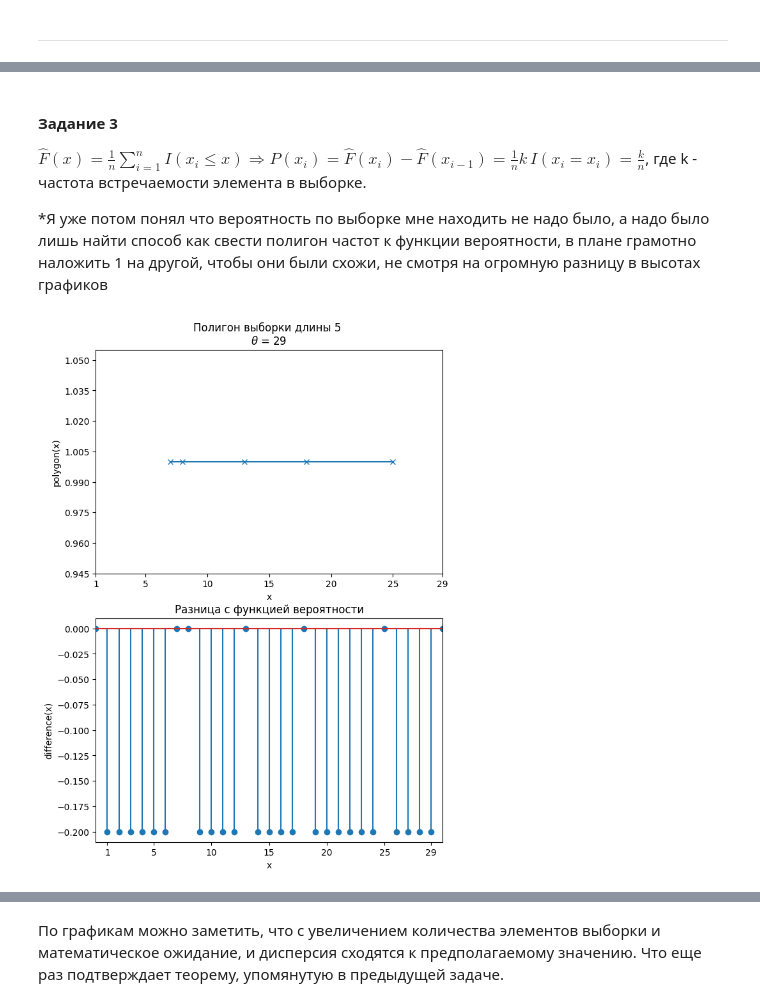
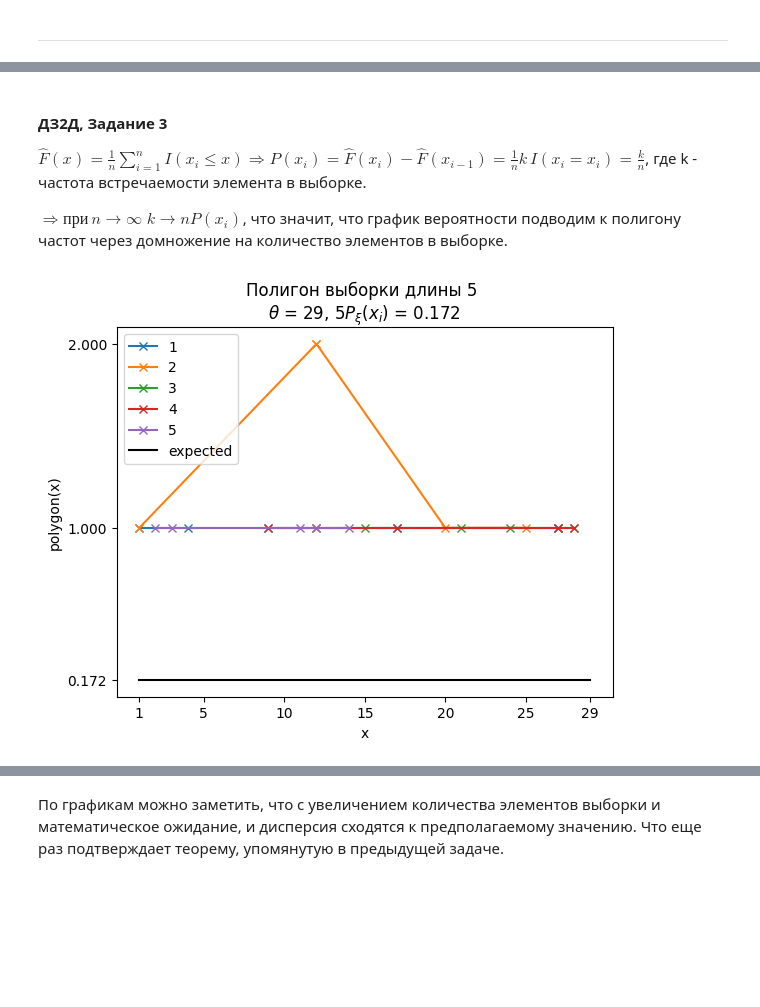
Before and after one commit to TimothyTur/skb201tur-ms-hws, a Jupyter notebook: СКБ201 Тур.ipynb, the cells around one changed output, grey strips where cells are left out. Saved outputs shown, nothing was run; the diff lists cells and outputs as text; code cells hidden in the pictures; blank space fills up the shorter version.

Commit message:
11.10_a
Основная часть - все
имеет смысл отредачить чтобы строки кода красиво ложились и оглавление придумать как-то

```diff
--- a/СКБ201 Тур.ipynb
+++ b/СКБ201 Тур.ipynb
@@ -212,14 +213,14 @@ ax[1].set_title(r'$D_{m,n}=\sqrt{\frac{nm}{n+m}}\sup_{x\in\mathbb{R}}$'+
 # graph[3]
 fig, ax = plt.subplots(2,1, figsize=(7,12), height_ratios = [2,1])
 for i in range(8):
-    ax[0].stairs(Y[i][3], np.append(X_real, 30), color = colors[i])
-ax[0].stairs(Y_real, np.append(X_real, 30), color = '#440154')
+    ax[0].stairs(Yxi[i][3], np.append(X_realxi, 30), color = colors[i])
+ax[0].stairs(Y_realxi, np.append(X_realxi, 30), color = '#440154')
 ax[0].set(xticks = [1]+list(range(5,26,5))+[29], xmargin = 0, ymargin = 0,
           xlabel = 'x', ylabel = r'$\hat{F}(x)$',
-          title = 'Дискретное равномерное, выборка 4 \n$\\theta$ = 29')
+          title = 'Дискретное равномерное, выборка 4 \n$\\xi , \\,\\theta$ = 29')
 ax[0].legend([*n, 'real'], loc='upper left');
 
-ax[1].table(cellText = diffs[3], rowLabels=n, colLabels=n,
+ax[1].table(cellText = diffsxi[3], rowLabels=n, colLabels=n,
           loc='center').scale(1, 1.5)
 ax[1].set_axis_off()
 ax[1].set_title(r'$D_{m,n}=\sqrt{\frac{nm}{n+m}}\sup_{x\in\mathbb{R}}$'+
@@ -230,14 +231,14 @@ ax[1].set_title(r'$D_{m,n}=\sqrt{\frac{nm}{n+m}}\sup_{x\in\mathbb{R}}$'+
 # graph[4]
 fig, ax = plt.subplots(2,1, figsize=(7,12), height_ratios = [2,1])
 for i in range(8):
-    ax[0].stairs(Y[i][4], np.append(X_real, 30), color = colors[i])
-ax[0].stairs(Y_real, np.append(X_real, 30), color = '#440154')
+    ax[0].stairs(Yxi[i][4], np.append(X_realxi, 30), color = colors[i])
+ax[0].stairs(Y_realxi, np.append(X_realxi, 30), color = '#440154')
 ax[0].set(xticks = [1]+list(range(5,26,5))+[29], xmargin = 0, ymargin = 0,
           xlabel = 'x', ylabel = r'$\hat{F}(x)$',
-          title = 'Дискретное равномерное, выборка 5 \n$\\theta$ = 29')
+          title = 'Дискретное равномерное, выборка 5 \n$\\xi , \\,\\theta$ = 29')
 ax[0].legend([*n, 'real'], loc='upper left');
 
-ax[1].table(cellText = diffs[4], rowLabels=n, colLabels=n,
+ax[1].table(cellText = diffsxi[4], rowLabels=n, colLabels=n,
           loc='center').scale(1, 1.5)
 ax[1].set_axis_off()
 ax[1].set_title(r'$D_{m,n}=\sqrt{\frac{nm}{n+m}}\sup_{x\in\mathbb{R}}$'+
@@ -247,7 +248,7 @@ ax[1].set_title(r'$D_{m,n}=\sqrt{\frac{nm}{n+m}}\sup_{x\in\mathbb{R}}$'+
 # %% [markdown]
-#### Задание 3
+#### ДЗ2Д, Задание 3
 <p> $\hat{F}(x) = \frac{1}{n}\sum_{i=1}^n I(x_i\le x) \Rightarrow P(x_i) = \hat{F}(x_i)-\hat{F}(x_{i-1}) = \frac{1}{n}k\,I(x_i = x_i) = \frac{k}{n}$, где k - частота встречаемости элемента в выборке. </p>
-<p> *Я уже потом понял что вероятность по выборке мне находить не надо было, а надо было лишь найти способ как свести полигон частот к функции вероятности, в плане грамотно наложить 1 на другой, чтобы они были схожи, не смотря на огромную разницу в высотах графиков</p>
+<p> $ \Rightarrow при\, n\rightarrow \infty \; k \rightarrow nP(x_i)$, что значит, что график вероятности подводим к полигону частот через домножение на количество элементов в выборке. </p>
 # %%
 def xi_pilygon(sample, x):
     return np.count_nonzero(sample==x)
@@ -265,27 +277,15 @@ Y_dr = [[np.array([xi_differ_r(sample_xi[k][j], x) for x in X_real])
 # %%
-from matplotlib.ticker import MaxNLocator
-
 # n=5
-fig, ax = plt.subplots(2,1, figsize=(7,10))
-ax[0].yaxis.set_major_locator(MaxNLocator(integer=True))
-#for i in range(5):
-#    ax[0].plot(sample_xi[0][i], Y_pol[0][i], '-x')
-ax[0].plot(sample_xi[0][0], Y_pol[0][0], '-x')
-ax[0].set(xticks = [1]+list(range(5,26,5))+[29],
-          xlabel = 'x', ylabel = 'polygon(x)',
-          title = 'Полигон выборки длины 5 \n$\\theta$ = 29')
-#ax[0].legend([1, 2, 3, 4, 5], loc='upper left')
-
-#for i in range(5):
-#    Y_dr[0][i][0], Y_dr[0][i][30] = 0, 0
-#    ax[1].stem(X_real, Y_dr[0][i], 'rgbcm'[i])
-Y_dr[0][0][0], Y_dr[0][0][30] = 0, 0
-ax[1].stem(X_real, Y_dr[0][0])
-ax[1].set(xticks = [1]+list(range(5,26,5))+[29], xmargin = 0,
-          xlabel = 'x', ylabel = 'difference(x)',
-          title = 'Разница с функцией вероятности');
-#ax[1].legend([1, 2, 3, 4, 5], loc='upper left')
+for i in range(5):
+    plt.plot(sample_xi[0][i], Y_polxi[0][i], '-x')
+plt.plot(np.linspace(1, 29, 1000), posibilityxi*5, 'k')
+plt.xticks([1]+list(range(5,26,5))+[29])
+plt.yticks(np.append(np.arange(y_limsxi[0,0], y_limsxi[0,1]+1), 5/29))
+plt.xlabel('x')
+plt.ylabel('polygon(x)')
+plt.title('Полигон выборки длины 5 \n$\\theta$ = 29, $5P_{\\xi}(x_i)$ = %.3f'% (5/29))
+plt.legend([1, 2, 3, 4, 5, 'expected'], loc='upper left');
 # %% [output]
-[figure, old version]
+[figure, new version]
 # %%
 # n=10
```
Also changed, not shown: parts of 63 cells of this notebook, 1 other file.
